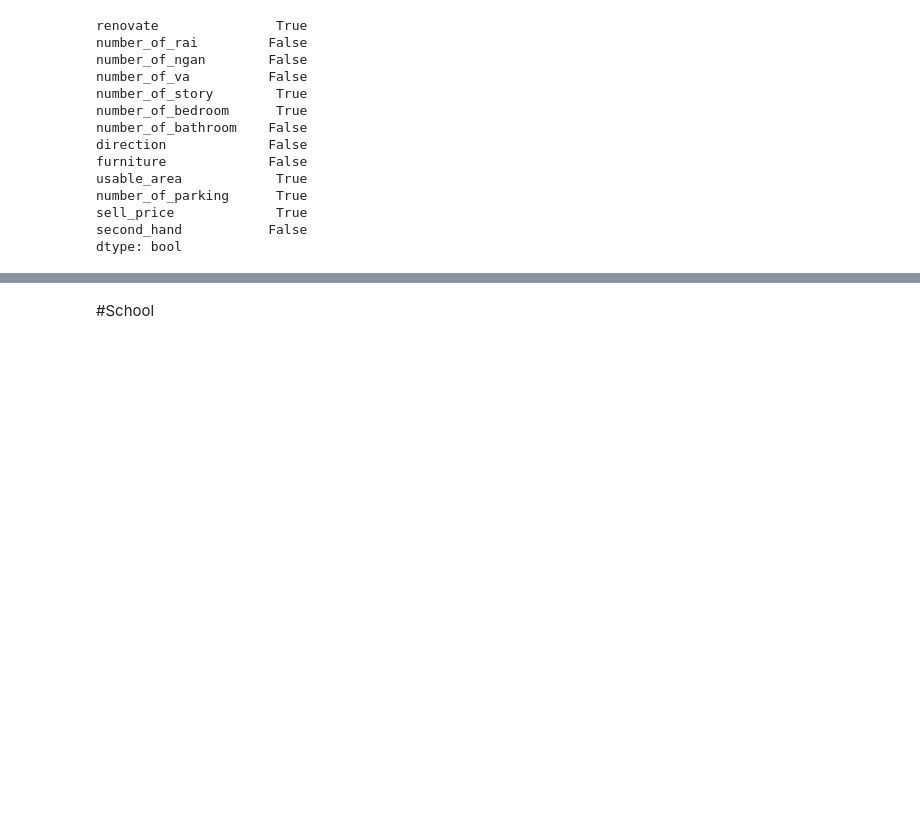
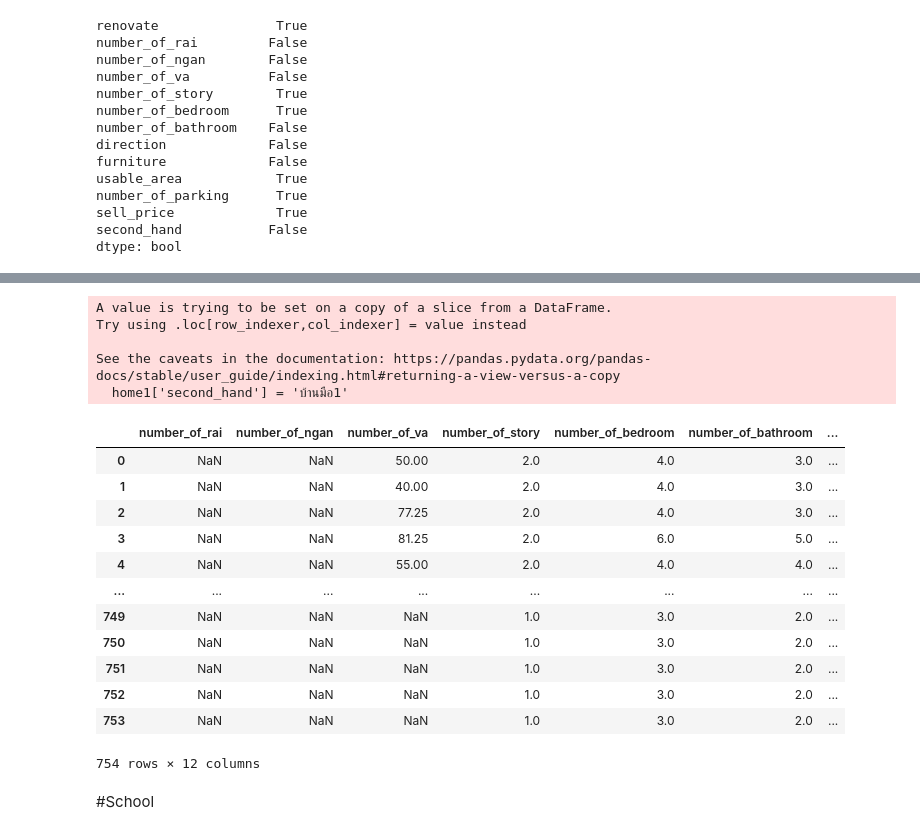
Before and after one commit to Ninkrn/bsc_dpdm22, a Jupyter notebook: Mid_BPDM22.ipynb, the cells around one changed output, grey strips where cells are left out. Drawn from its saved outputs; the diff is of its cells as text; code cells hidden in the pictures; blank space fills up the shorter version.

```diff
--- a/Mid_BPDM22.ipynb
+++ b/Mid_BPDM22.ipynb
@@ -100,0 +119,4 @@ dtype: bool
+# %%
+link = 'https://docs.google.com/spreadsheets/d/1REdJzoGqhVn3fnM1I0GoSLzzeW2dAr2UNo1b64hNbJY/export?format=xlsx'
+home1 = pd.read_excel(link,sheet_name='บ้านมือ1')
+home1.head()
@@ -100,0 +141,2 @@ dtype: bool
+# %%
+home1 = home1[['number_of_rai','number_of_ngan','number_of_va','number_of_story','number_of_bedroom','number_of_bathroom','direction','furniture','usable_area','number_of_parking', 'sell_price']]
@@ -101,3 +152,27 @@ dtype: bool
+# %%
+home1['second_hand'] = 'บ้านมือ1'
+# %% [output]
+A value is trying to be set on a copy of a slice from a DataFrame.
+Try using .loc[row_indexer,col_indexer] = value instead
+
+See the caveats in the documentation: https://pandas.pydata.org/pandas-docs/stable/user_guide/indexing.html#returning-a-view-versus-a-copy
+  home1['second_hand'] = 'บ้านมือ1'
+# %%
+home1
+# %% [output]
+|  | number_of_rai | number_of_ngan | number_of_va | number_of_story | number_of_bedroom | number_of_bathroom | ... |
+| 0 | NaN | NaN | 50.00 | 2.0 | 4.0 | 3.0 | ... |
+| 1 | NaN | NaN | 40.00 | 2.0 | 4.0 | 3.0 | ... |
+| 2 | NaN | NaN | 77.25 | 2.0 | 4.0 | 3.0 | ... |
+| 3 | NaN | NaN | 81.25 | 2.0 | 6.0 | 5.0 | ... |
+| 4 | NaN | NaN | 55.00 | 2.0 | 4.0 | 4.0 | ... |
+| ... | ... | ... | ... | ... | ... | ... | ... |
+| 749 | NaN | NaN | NaN | 1.0 | 3.0 | 2.0 | ... |
+| 750 | NaN | NaN | NaN | 1.0 | 3.0 | 2.0 | ... |
+| 751 | NaN | NaN | NaN | 1.0 | 3.0 | 2.0 | ... |
+| 752 | NaN | NaN | NaN | 1.0 | 3.0 | 2.0 | ... |
+| 753 | NaN | NaN | NaN | 1.0 | 3.0 | 2.0 | ... |
+754 rows × 12 columns
 # %% [markdown]
 #School
 # %%
```
Also changed, not shown: parts of 9 cells of this notebook.
